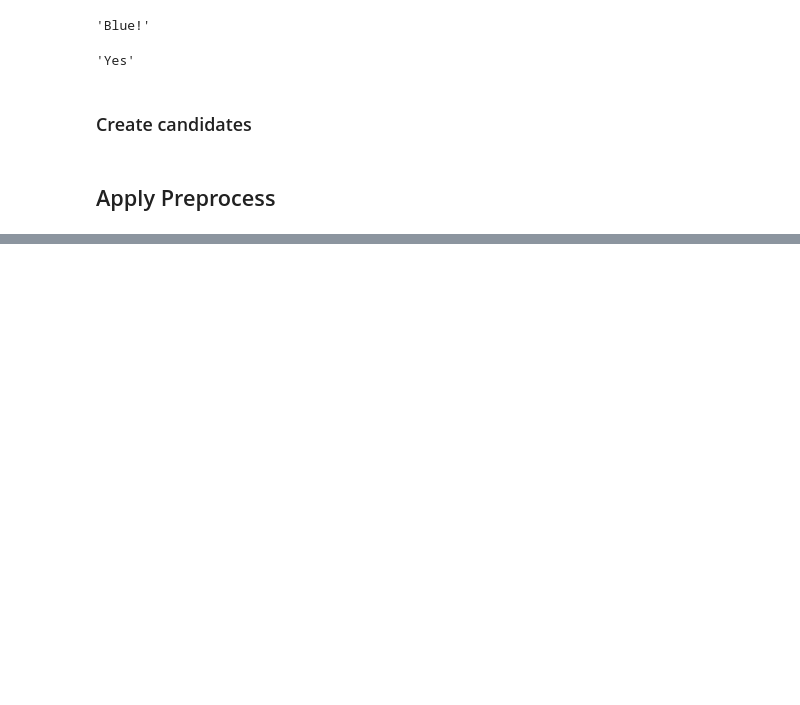
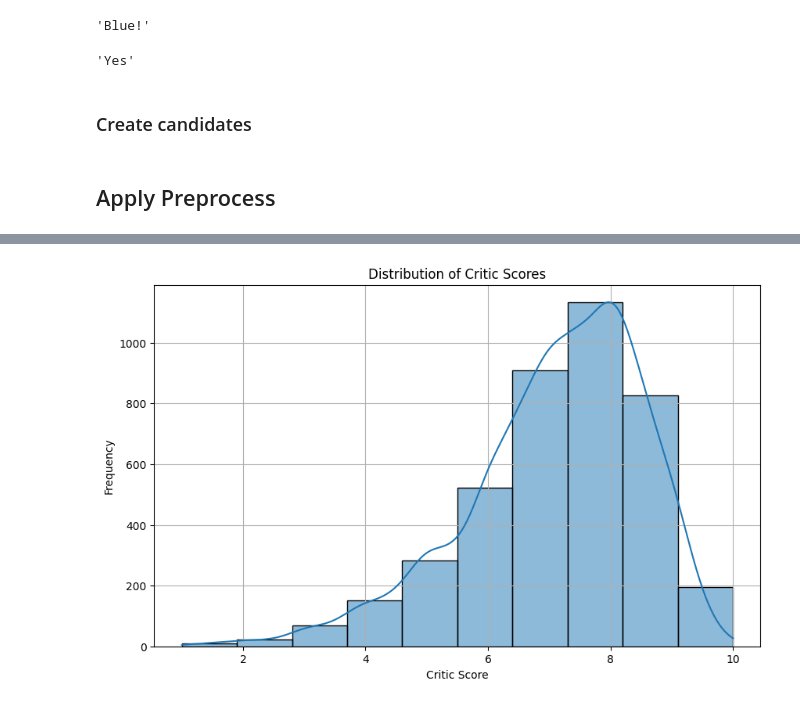
Before and after one commit to moriyamTech/CI_Project, a Jupyter notebook: project_code.ipynb, the cells around one changed output, grey strips where cells are left out. Cells and saved outputs as stored; diff of their text form; code cells hidden in the pictures; blank space fills up the shorter version.

```diff
--- a/project_code.ipynb
+++ b/project_code.ipynb
@@ -638,0 +823,3 @@ video_games_df.to_csv('video_games_df_v2.csv', index=False)
+# %%
+sales_columns = ['release_date']
+video_games_df = video_games_df.dropna(subset=sales_columns).reset_index(drop=True)
@@ -638,0 +862,6 @@ video_games_df.to_csv('video_games_df_v2.csv', index=False)
+# %%
+# Apply the function to count special sales days
+video_games_df = count_special_sales_days(video_games_df, special_sales_days)
+
+# Display a sample to verify
+print(video_games_df[['title', 'release_date', 'special_sales_day_count']].head())
@@ -638,0 +875,9 @@ video_games_df.to_csv('video_games_df_v2.csv', index=False)
+# %%
+# Function to calculate time since release
+def calculate_time_since_release(df, today):
+    df['days_since_release'] = (today - df['release_date']).dt.days
+    return df
+# %%
+# Assuming today is July 20, 2024 = release date of the dataset
+today = pd.to_datetime('2024-07-20')
+video_games_df = calculate_time_since_release(video_games_df, today)
@@ -638,0 +888,64 @@ video_games_df.to_csv('video_games_df_v2.csv', index=False)
+# %%
+import matplotlib.pyplot as plt
+import seaborn as sns
+
+# Convert release_date to datetime
+video_games_df['release_date'] = pd.to_datetime(video_games_df['release_date'])
+
+# General Statistics
+
+# 1. Categorical Columns
+categorical_columns = ['console', 'genre', 'publisher', 'developer', 'is_sequal']
+for col in categorical_columns:
+    print(f"\nStatistics for {col}:")
+    print(video_games_df[col].value_counts())
+
+# 2. Numerical Columns
+numerical_columns = ['critic_score', 'total_sales', 'niche_count', 'na_sales_avg_temp',
+                     'jp_sales_avg_temp', 'pal_sales_avg_temp']
+print("\nGeneral Statistics for Numerical Columns:")
+print(video_games_df[numerical_columns].describe())
+
+# 3. Release Date Statistics
+video_games_df['release_month'] = video_games_df['release_date'].dt.month
+print("\nRelease Month Statistics:")
+print(video_games_df['release_month'].value_counts())
+
+# Plotting
+
+# 4. Critic Score Distribution
+plt.figure(figsize=(10, 6))
+sns.histplot(video_games_df['critic_score'], bins=10, kde=True)
+plt.title('Distribution of Critic Scores')
+plt.xlabel('Critic Score')
+plt.ylabel('Frequency')
+plt.grid()
+plt.show()
+
+# 5. Total Sales Distribution
+plt.figure(figsize=(10, 6))
+sns.histplot(video_games_df['total_sales'], bins=10, kde=True)
+plt.title('Distribution of Total Sales')
+plt.xlabel('Total Sales (in millions)')
+plt.ylabel('Frequency')
+plt.grid()
+plt.show()
+
+# 6. Sales by Console
+plt.figure(figsize=(10, 6))
+sns.boxplot(data=video_games_df, x='console', y='total_sales')
+plt.title('Total Sales by Console')
+plt.xlabel('Console')
+plt.ylabel('Total Sales (in millions)')
+plt.grid()
+plt.show()
+
+# 7. Sales by Genre
+plt.figure(figsize=(10, 6))
+sns.boxplot(data=video_games_df, x='genre', y='total_sales')
+plt.title('Total Sales by Genre')
+plt.xlabel('Genre')
+plt.ylabel('Total Sales (in millions)')
+plt.grid()
+plt.show()
+# %% [output]
@@ -638,0 +969 @@ video_games_df.to_csv('video_games_df_v2.csv', index=False)
+[figure, added]
```
Also changed, not shown: parts of 31 cells of this notebook.
